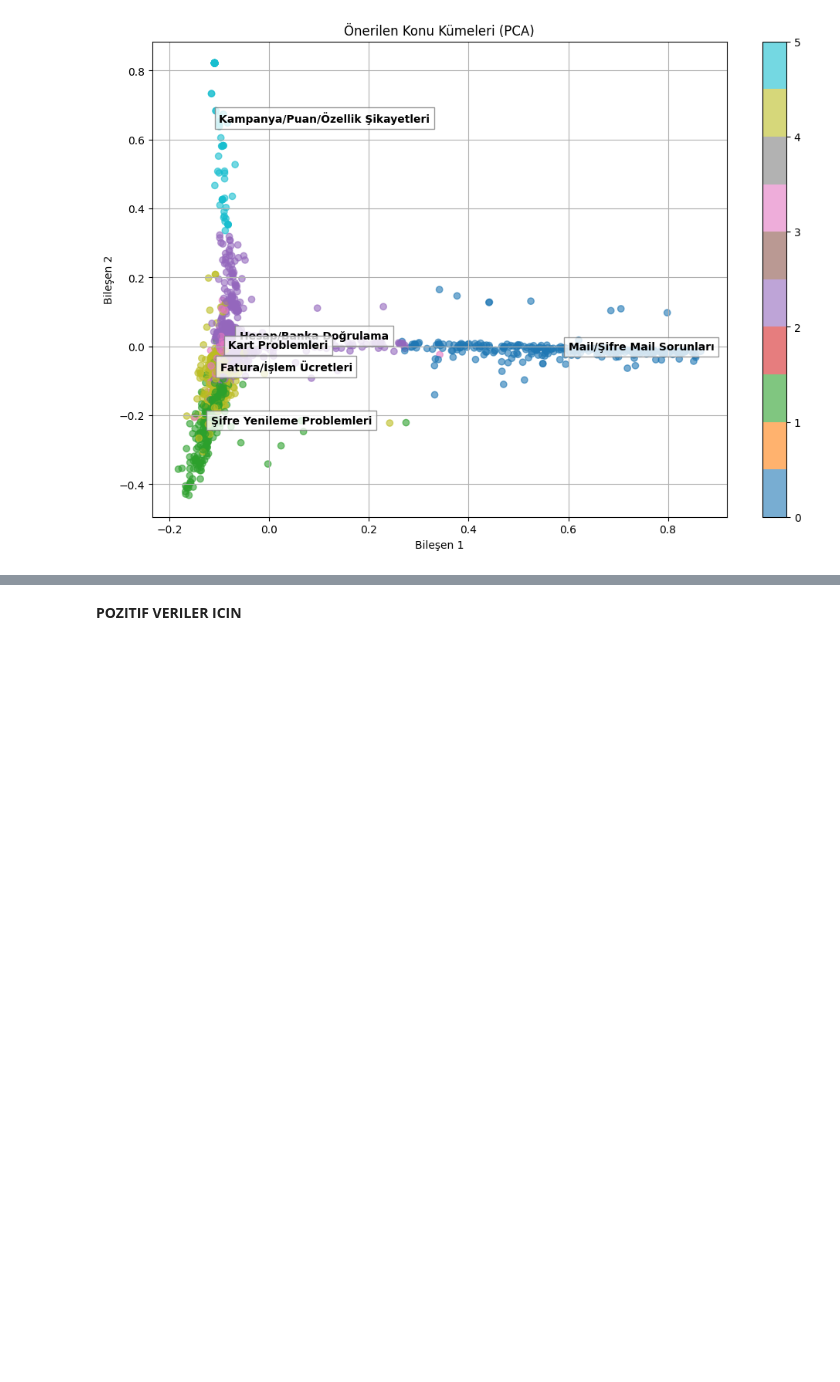
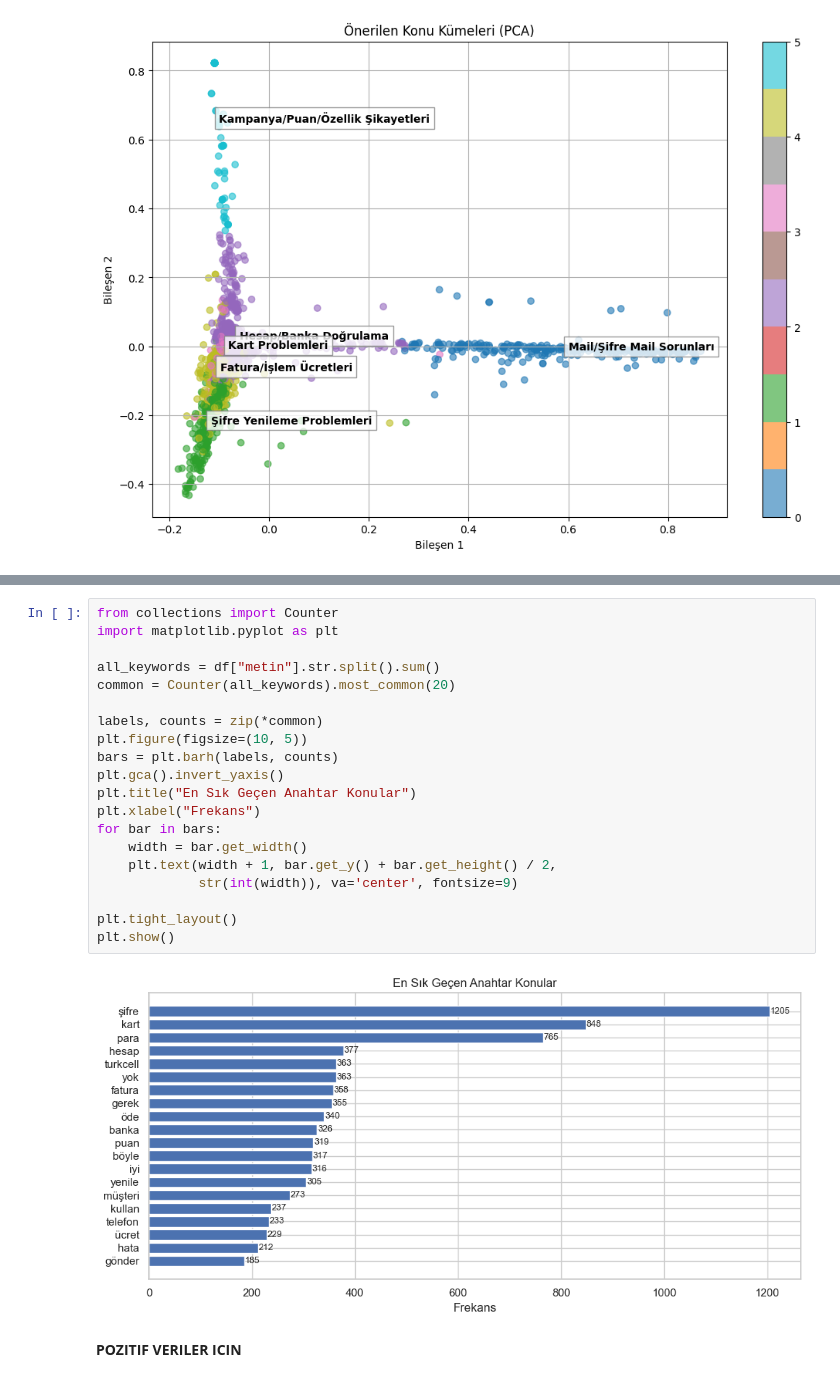
Before and after one commit to enisba/paycell-review-analysis, a Jupyter notebook: Notebooks/03_modeling.ipynb, the cells around one changed output, grey strips where cells are left out. Saved outputs shown, nothing was run; the diff lists cells and outputs as text; blank space fills up the shorter version.

```diff
--- a/Notebooks/03_modeling.ipynb
+++ b/Notebooks/03_modeling.ipynb
@@ -474,2 +475,24 @@ plt.show()
+# %%
+from collections import Counter
+import matplotlib.pyplot as plt
+
+all_keywords = df["metin"].str.split().sum()
+common = Counter(all_keywords).most_common(20)
+
+labels, counts = zip(*common)
+plt.figure(figsize=(10, 5))
+bars = plt.barh(labels, counts)
+plt.gca().invert_yaxis()
+plt.title("En Sık Geçen Anahtar Konular")
+plt.xlabel("Frekans")
+for bar in bars:
+    width = bar.get_width()
+    plt.text(width + 1, bar.get_y() + bar.get_height() / 2,
+             str(int(width)), va='center', fontsize=9)
+
+plt.tight_layout()
+plt.show()
+# %% [output]
+[figure, new version]
 # %% [markdown]
 __POZITIF VERILER ICIN__
```
Also changed, not shown: parts of 37 cells of this notebook, 2 other files.
